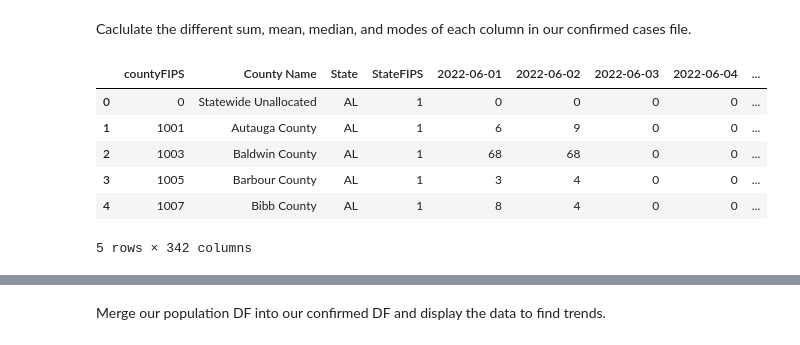
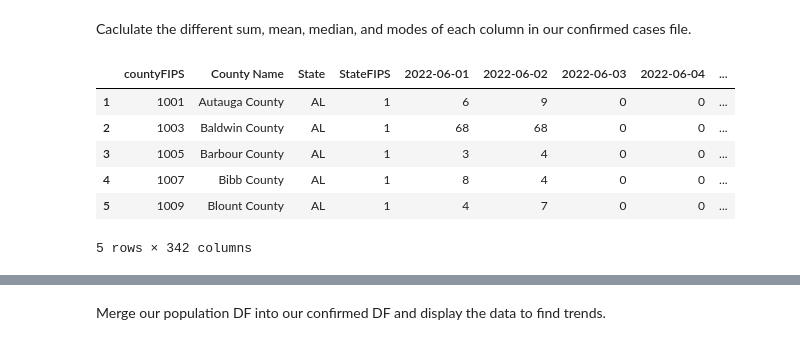
Before and after one commit to lajolico/405-project, a Jupyter notebook: Stage II/Team_work/country_comparison.ipynb, the cells around one changed output, grey strips where cells are left out. Drawn from its saved outputs; the diff is of its cells as text; code cells hidden in the pictures.

```diff
--- a/Stage II/Team_work/country_comparison.ipynb
+++ b/Stage II/Team_work/country_comparison.ipynb
@@ -36,39 +39,41 @@ confirmed = pd.read_csv('data/covid_confirmed_usafacts.csv')
 confirmed = confirmed.drop(confirmed.iloc[:, 4 : 864], axis=1)
 confirmed = confirmed.drop(confirmed.iloc[:, 219 : 235], axis=1)
 
 # Calculating the difference to get the new cases
 for i in range (5, len(confirmed.columns)):
     diff = confirmed[confirmed.columns[i]] - confirmed[confirmed.columns[i - 1]]
     confirmed[f'new_cases {confirmed.columns[i]}'] = diff
 
 confirmed = confirmed.drop(confirmed.iloc[:, 4:219], axis= 1)
 temp = {}
 j = ((len(confirmed.columns) - 4) % 7) - 1
 
 length = len(confirmed.columns) - 3
 for i in range(4, len(confirmed.columns), 7):
     if (length) < (i + 7) :
         confirmed[f'{confirmed.columns[i]} - {confirmed.columns[i + j]} Sum (Confirmed)'] = confirmed[confirmed.columns[i:i + j]].sum(axis=1)
         confirmed[f'{confirmed.columns[i]} - {confirmed.columns[i + j]} Mean (Confirmed)'] = confirmed[confirmed.columns[i:i + j]].mean(axis=1).round()
         confirmed[f'{confirmed.columns[i]} - {confirmed.columns[i + j]} Median (Confirmed)'] = confirmed[confirmed.columns[i:i + j]].median(axis=1).round()
         confirmed[f'{confirmed.columns[i]} - {confirmed.columns[i + j]} Mode (Confirmed)'] = confirmed[confirmed.columns[i:i + j]].mode(axis=1)[0]
     else:
         confirmed[f'{confirmed.columns[i]} - {confirmed.columns[i + 7]} Sum (Confirmed)'] = confirmed[confirmed.columns[i:i + 7]].sum(axis=1)
         confirmed[f'{confirmed.columns[i]} - {confirmed.columns[i + 7]} Mean (Confirmed)'] = confirmed[confirmed.columns[i:i + 7]].mean(axis=1).round()
         confirmed[f'{confirmed.columns[i]} - {confirmed.columns[i + 7]} Median (Confirmed)'] = confirmed[confirmed.columns[i:i + 7]].median(axis=1).round()
         confirmed[f'{confirmed.columns[i]} - {confirmed.columns[i + 7]} Mode (Confirmed)'] = confirmed[confirmed.columns[i:i + 7]].mode(axis=1)[0]
 
 confirmed.columns = confirmed.columns.str.replace('new_cases ', '')
 
+#clean the data
+confirmed.drop(confirmed[confirmed["countyFIPS"] == 0].index, inplace=True)
+
 display(confirmed.head(5))
-temp_confirmed = confirmed
 # %% [output]
 |  | countyFIPS | County Name | State | StateFIPS | 2022-06-01 | 2022-06-02 | 2022-06-03 | 2022-06-04 | ... |
-| 0 | 0 | Statewide Unallocated | AL | 1 | 0 | 0 | 0 | 0 | ... |
 | 1 | 1001 | Autauga County | AL | 1 | 6 | 9 | 0 | 0 | ... |
 | 2 | 1003 | Baldwin County | AL | 1 | 68 | 68 | 0 | 0 | ... |
 | 3 | 1005 | Barbour County | AL | 1 | 3 | 4 | 0 | 0 | ... |
 | 4 | 1007 | Bibb County | AL | 1 | 8 | 4 | 0 | 0 | ... |
+| 5 | 1009 | Blount County | AL | 1 | 4 | 7 | 0 | 0 | ... |
 5 rows × 342 columns
 # %%
 deaths = pd.read_csv("data/covid_deaths_usafacts.csv")
```
Also changed, not shown: parts of 9 cells of this notebook, 2 other files.
